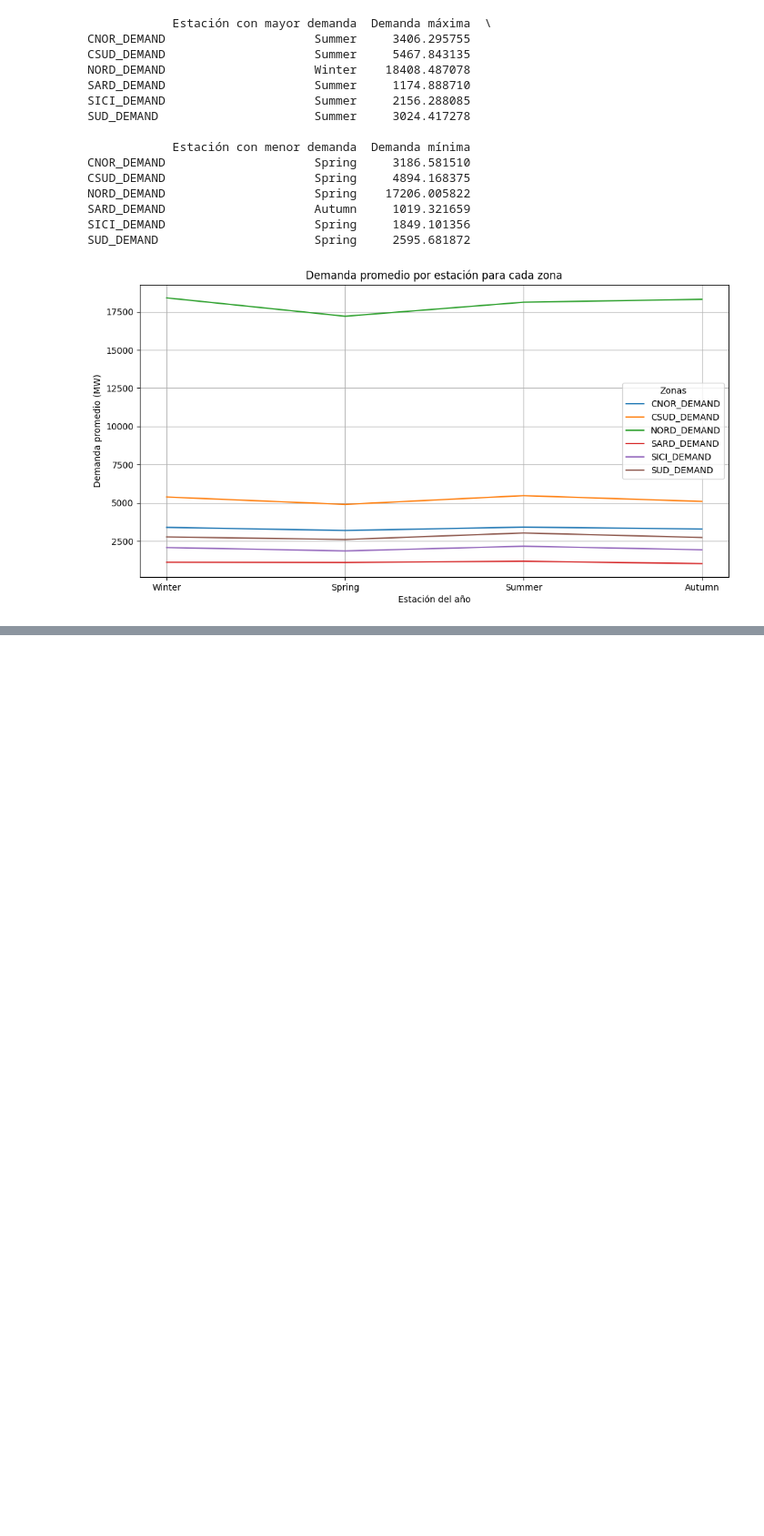
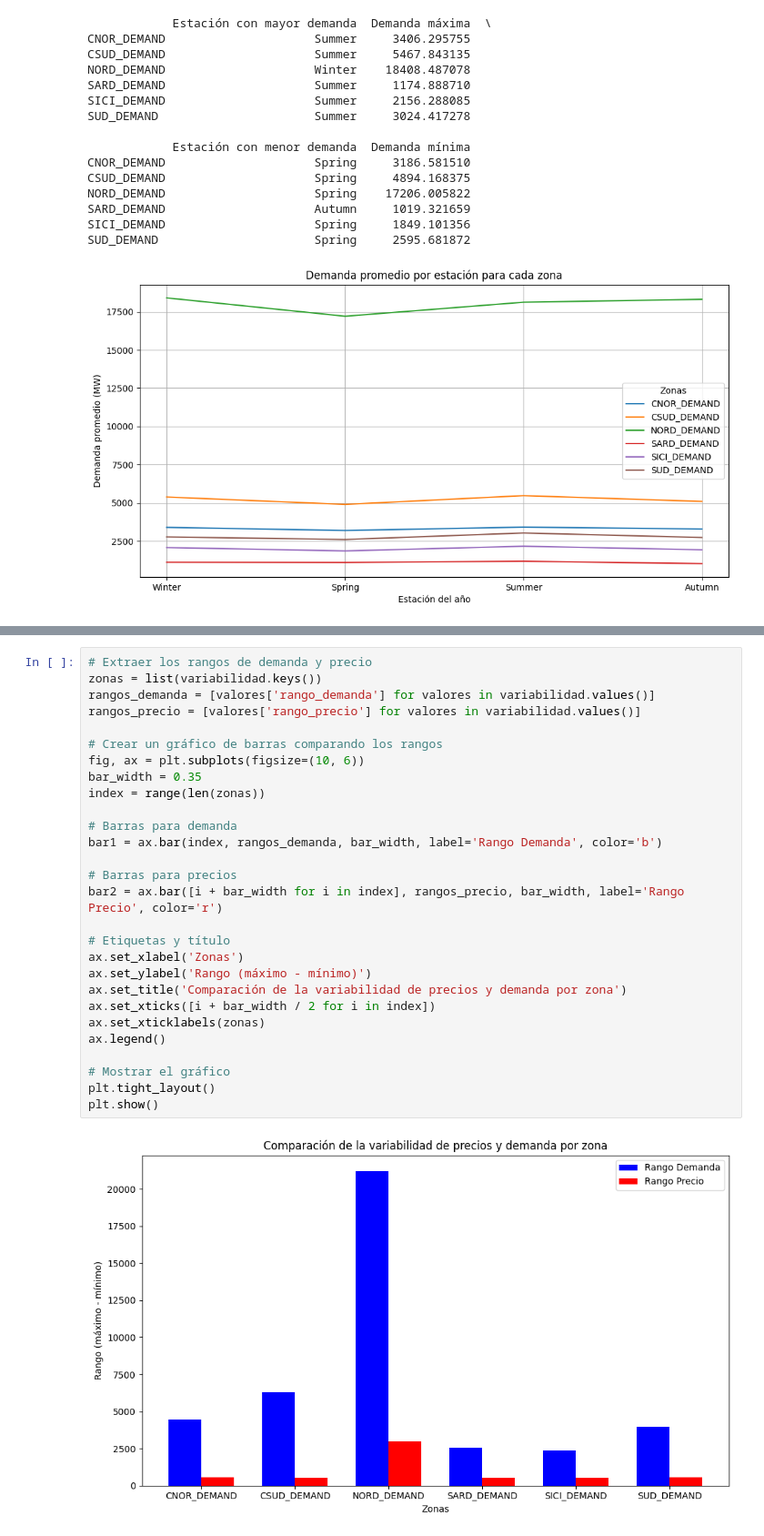
Before and after one commit to geobest7/datatone-escuela-musk-hackathon-datos-mercado-electrico-italiano, a Jupyter notebook: demanda_precio.ipynb, the cells around one changed output, grey strips where cells are left out. Shown at 91% size. Saved outputs shown, nothing was run; the diff lists cells and outputs as text; blank space fills up the shorter version.

```diff
--- a/demanda_precio.ipynb
+++ b/demanda_precio.ipynb
@@ -678,0 +770,30 @@ plt.show()
+# %%
+# Extraer los rangos de demanda y precio
+zonas = list(variabilidad.keys())
+rangos_demanda = [valores['rango_demanda'] for valores in variabilidad.values()]
+rangos_precio = [valores['rango_precio'] for valores in variabilidad.values()]
+
+# Crear un gráfico de barras comparando los rangos
+fig, ax = plt.subplots(figsize=(10, 6))
+bar_width = 0.35
+index = range(len(zonas))
+
+# Barras para demanda
+bar1 = ax.bar(index, rangos_demanda, bar_width, label='Rango Demanda', color='b')
+
+# Barras para precios
+bar2 = ax.bar([i + bar_width for i in index], rangos_precio, bar_width, label='Rango Precio', color='r')
+
+# Etiquetas y título
+ax.set_xlabel('Zonas')
+ax.set_ylabel('Rango (máximo - mínimo)')
+ax.set_title('Comparación de la variabilidad de precios y demanda por zona')
+ax.set_xticks([i + bar_width / 2 for i in index])
+ax.set_xticklabels(zonas)
+ax.legend()
+
+# Mostrar el gráfico
+plt.tight_layout()
+plt.show()
+# %% [output]
+[figure, added]
```
Also changed, not shown: parts of 9 cells of this notebook.
